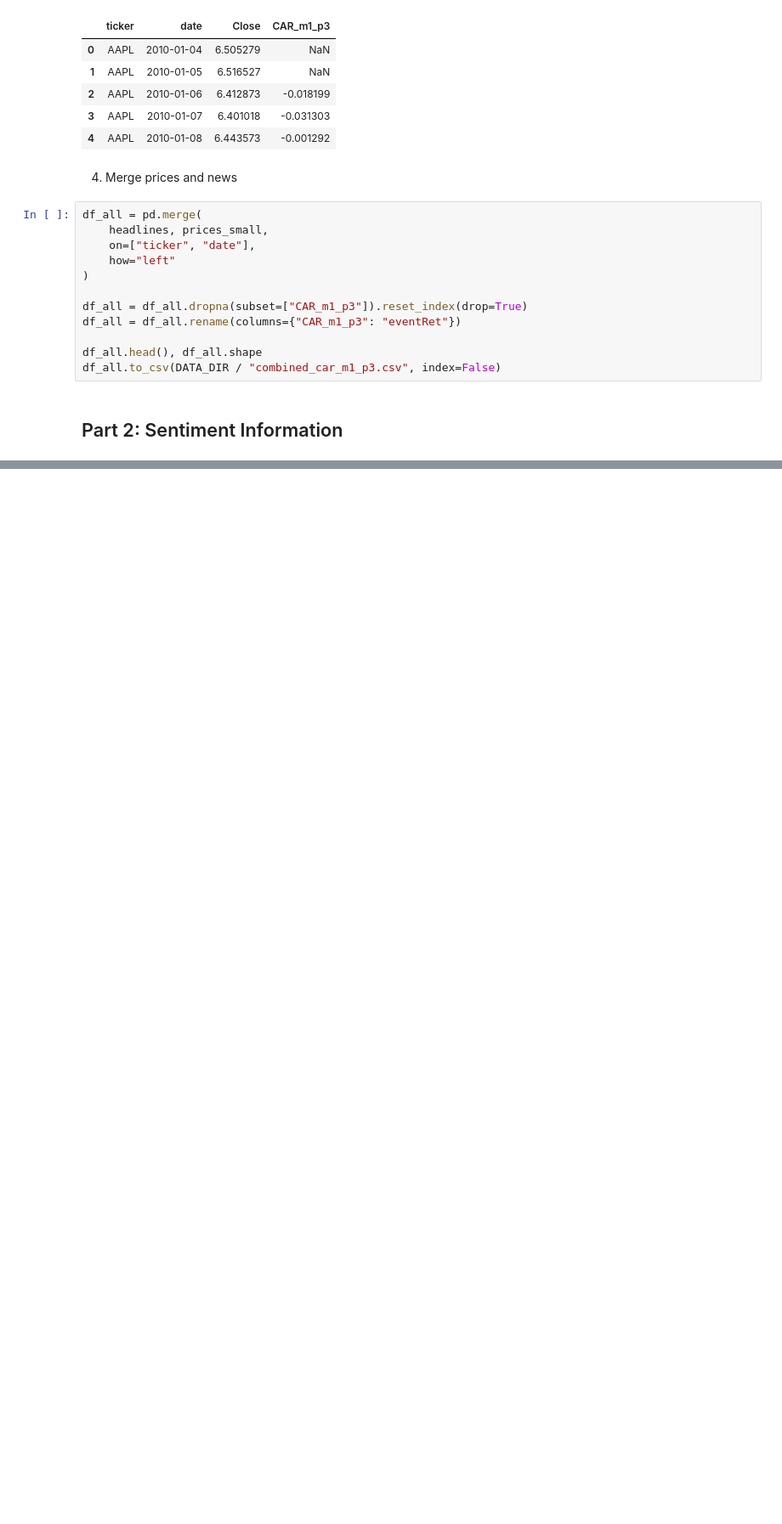
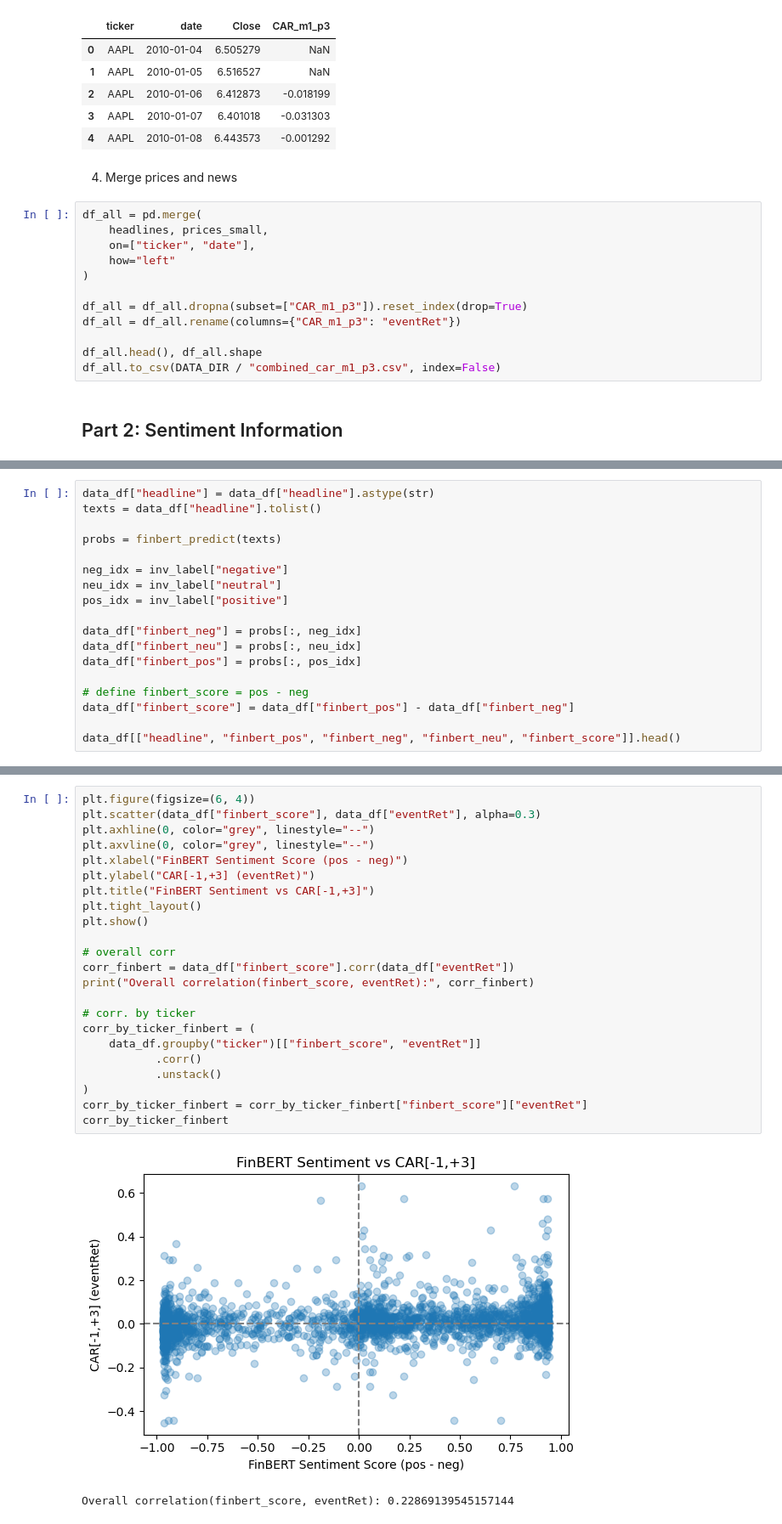
Before and after one commit to Jeandeng47/earnings-alpha, a Jupyter notebook: notebooks/final.ipynb, the cells around one changed output, grey strips where cells are left out. Shown at 85% size. Drawn from its saved outputs; the diff is of its cells as text; blank space fills up the shorter version.

```diff
--- a/notebooks/final.ipynb
+++ b/notebooks/final.ipynb
@@ -100,0 +270,18 @@ df_all.to_csv(DATA_DIR / "combined_car_m1_p3.csv", index=False)
+# %%
+data_df["headline"] = data_df["headline"].astype(str)
+texts = data_df["headline"].tolist()
+
+probs = finbert_predict(texts)
+
+neg_idx = inv_label["negative"]
+neu_idx = inv_label["neutral"]
+pos_idx = inv_label["positive"]
+
+data_df["finbert_neg"] = probs[:, neg_idx]
+data_df["finbert_neu"] = probs[:, neu_idx]
+data_df["finbert_pos"] = probs[:, pos_idx]
+
+# define finbert_score = pos - neg
+data_df["finbert_score"] = data_df["finbert_pos"] - data_df["finbert_neg"]
+
+data_df[["headline", "finbert_pos", "finbert_neg", "finbert_neu", "finbert_score"]].head()
@@ -100,0 +297,26 @@ df_all.to_csv(DATA_DIR / "combined_car_m1_p3.csv", index=False)
+# %%
+plt.figure(figsize=(6, 4))
+plt.scatter(data_df["finbert_score"], data_df["eventRet"], alpha=0.3)
+plt.axhline(0, color="grey", linestyle="--")
+plt.axvline(0, color="grey", linestyle="--")
+plt.xlabel("FinBERT Sentiment Score (pos - neg)")
+plt.ylabel("CAR[-1,+3] (eventRet)")
+plt.title("FinBERT Sentiment vs CAR[-1,+3]")
+plt.tight_layout()
+plt.show()
+
+# overall corr
+corr_finbert = data_df["finbert_score"].corr(data_df["eventRet"])
+print("Overall correlation(finbert_score, eventRet):", corr_finbert)
+
+# corr. by ticker
+corr_by_ticker_finbert = (
+    data_df.groupby("ticker")[["finbert_score", "eventRet"]]
+           .corr()
+           .unstack()
+)
+corr_by_ticker_finbert = corr_by_ticker_finbert["finbert_score"]["eventRet"]
+corr_by_ticker_finbert
+# %% [output]
+[figure, added]
+Overall correlation(finbert_score, eventRet): 0.22869139545157144
```
Also changed, not shown: parts of 23 cells of this notebook.
